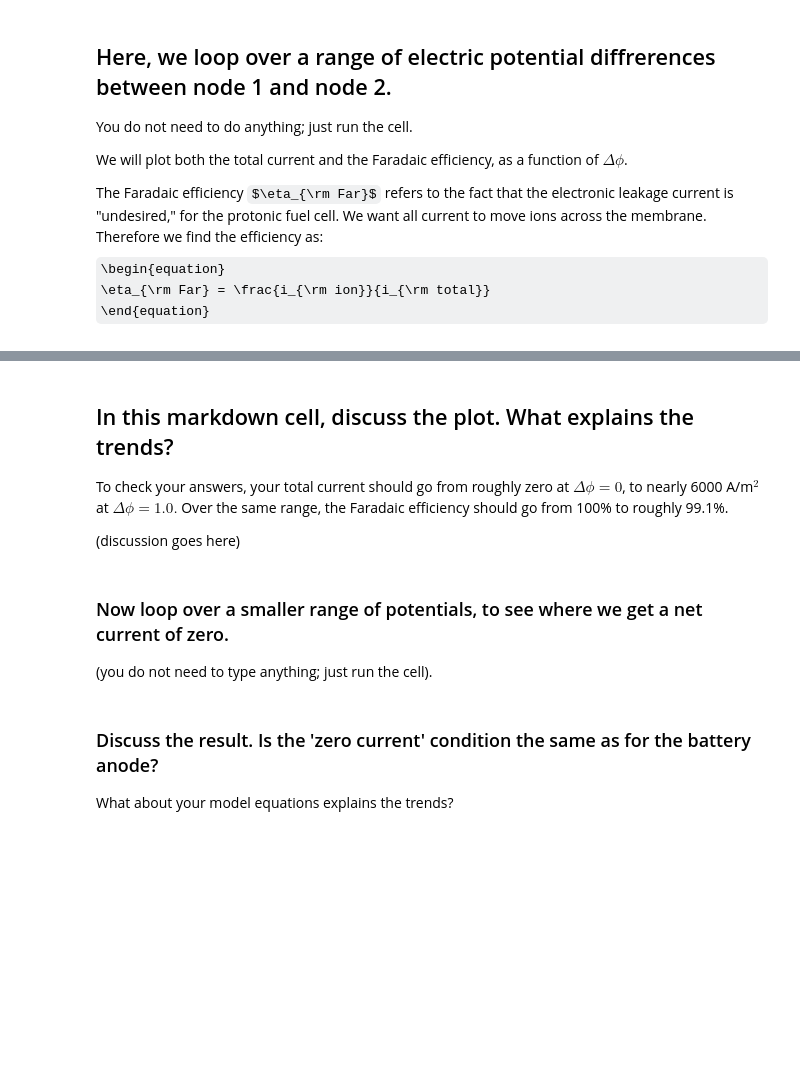
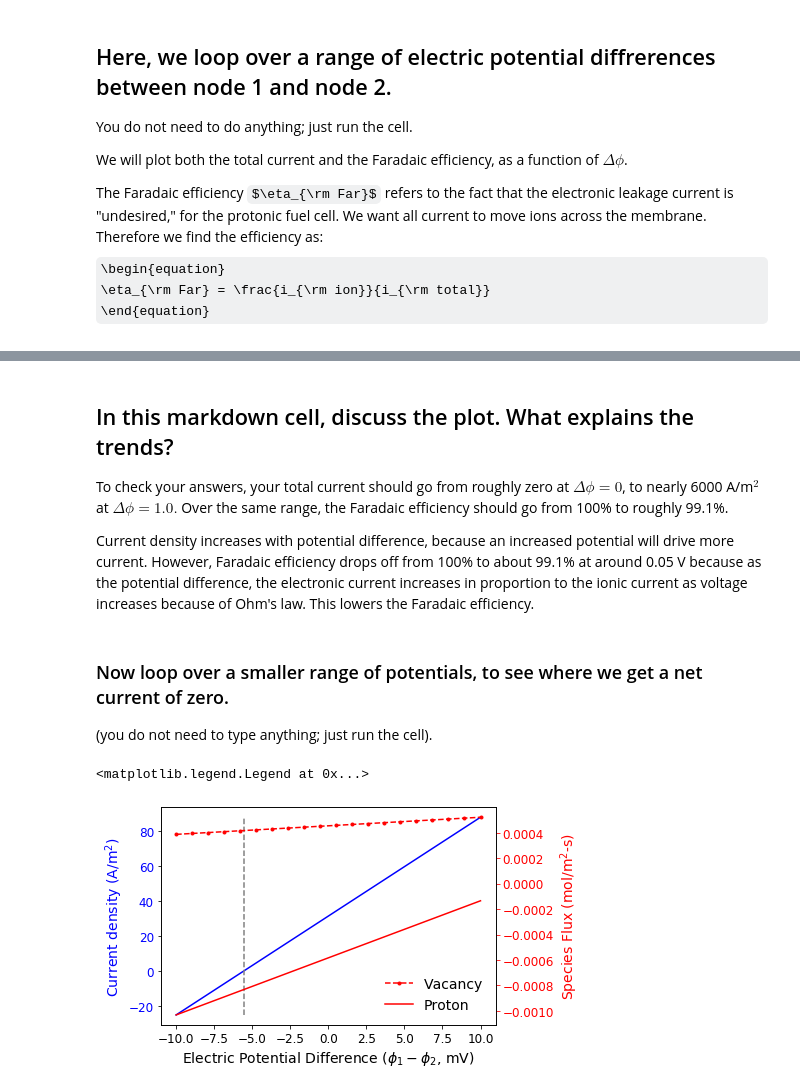
Before and after one commit to zhuey/Homework, a Jupyter notebook: homework-5/Homework5_Coding.ipynb, the cells around one changed output, grey strips where cells are left out. Saved outputs shown, nothing was run; the diff lists cells and outputs as text; code cells hidden in the pictures; some formulas as TeX source; blank space fills up the shorter version.

```diff
--- a/homework-5/Homework5_Coding.ipynb
+++ b/homework-5/Homework5_Coding.ipynb
@@ -340,7 +448,7 @@ ax2.set_ylim((99,100))
 
 To check your answers, your total current should go from roughly zero at $\Delta\phi = 0$, to nearly 6000 A/m$^2$ at $\Delta\phi = 1.0.$ Over the same range, the Faradaic efficiency should go from 100% to roughly 99.1%.
 
-(discussion goes here)
+Current density increases with potential difference, because an increased potential will drive more current. However, Faradaic efficiency drops off from 100% to about 99.1% at around 0.05 V because as the potential difference, the electronic current increases in proportion to the ionic current as voltage increases because of Ohm's law. This lowers the Faradaic efficiency.
 # %% [markdown]
 ### Now loop over a smaller range of potentials, to see where we get a net current of zero.
 
@@ -348,35 +456,34 @@ To check your answers, your total current should go from roughly zero at $\Delta
 # %%
 dPhi = np.linspace(-0.01, 0.01, 20)
 N_k = np.zeros((len(dPhi),len(state1['X_k'])))
 i_tot = np.zeros_like(dPhi)
 
 for j, deltaPhi in enumerate(dPhi):
-    state2['phi'] = state1['phi']-deltaPhi
+    s2['phi'] = s1['phi']-deltaPhi
     N_k[j,:], i_tot[j] = protonic_transport(s1, s2, geom, ceramic_pars)
 
 fig, ax = plt.subplots()
 plt.plot(1000*dPhi, i_tot,color='b')
 
 zero = 1000*np.interp(0,i_tot,dPhi)
 plt.plot([zero,zero],[i_tot[0],i_tot[-1]],'--',color='0.5')
 
 ax.set_ylabel('Current density (A/m$^2$)',color='b',fontsize=14)
 ax.tick_params(axis='y',color='k',labelcolor='b',labelsize=12)
 ax.tick_params(axis='y',color='k',labelcolor='b',labelsize=12)
 
 ax.tick_params(axis='x',color='k',labelcolor='k',labelsize=12)
 ax.set_xlabel('Electric Potential Difference ($\phi_1 - \phi_2$, mV)', fontsize=14)
 # ax.set_xlim((-0.01,0.01))
 
 ax2 = ax.twinx()
 ax2.plot(1000*dPhi, N_k[:,0],'r.--')
 ax2.plot(1000*dPhi, N_k[:,2],color='r')
 
 ax2.set_ylabel('Species Flux (mol/m$^2$-s)',color='r',fontsize=14)
 ax2.tick_params(axis='y',color='r',labelcolor='r',labelsize=12)
 
 ax2.legend(['Vacancy','Proton'],fontsize=14,frameon=False)
+# %% [output]
+<matplotlib.legend.Legend at 0x...>
+[figure, added]
-# %% [markdown]
-### Discuss the result.  Is the 'zero current' condition the same as for the battery anode?
-
-What about your model equations explains the trends?
```
Also changed, not shown: parts of 22 cells of this notebook.
